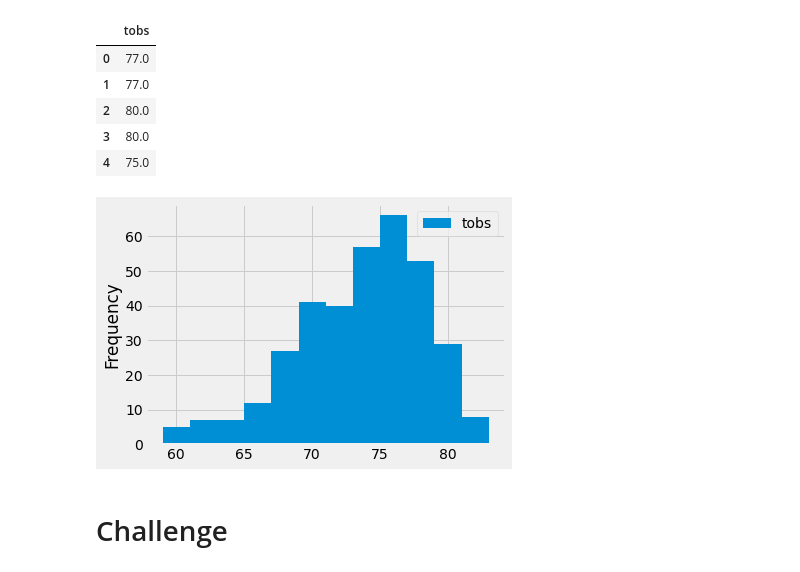
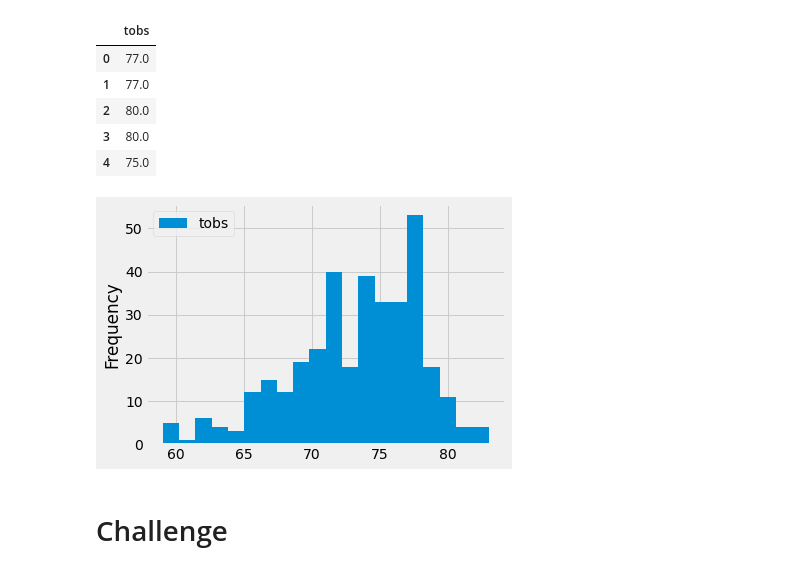
Before and after one commit to TinaBeee/Surfs_up, a Jupyter notebook: climate_analysis.ipynb, the cells around one changed output. Cells and saved outputs as stored; diff of their text form; code cells hidden in the pictures.

```diff
--- a/climate_analysis.ipynb
+++ b/climate_analysis.ipynb
@@ -175,9 +175,9 @@ df.head()
 # %%
 # Write a function called `calc_temps` that will accept start date and end date in the format '%Y-%m-%d'
 # and return the minimum, average, and maximum temperatures for that range of dates
-df.plot.hist(bins=12)
+df.plot.hist(bins=20)
 plt.tight_layout()
 # %% [output]
-[figure, old version]
+[figure, new version]
 # %% [markdown]
 # Challenge
```
Also changed, not shown: 1 other file.
